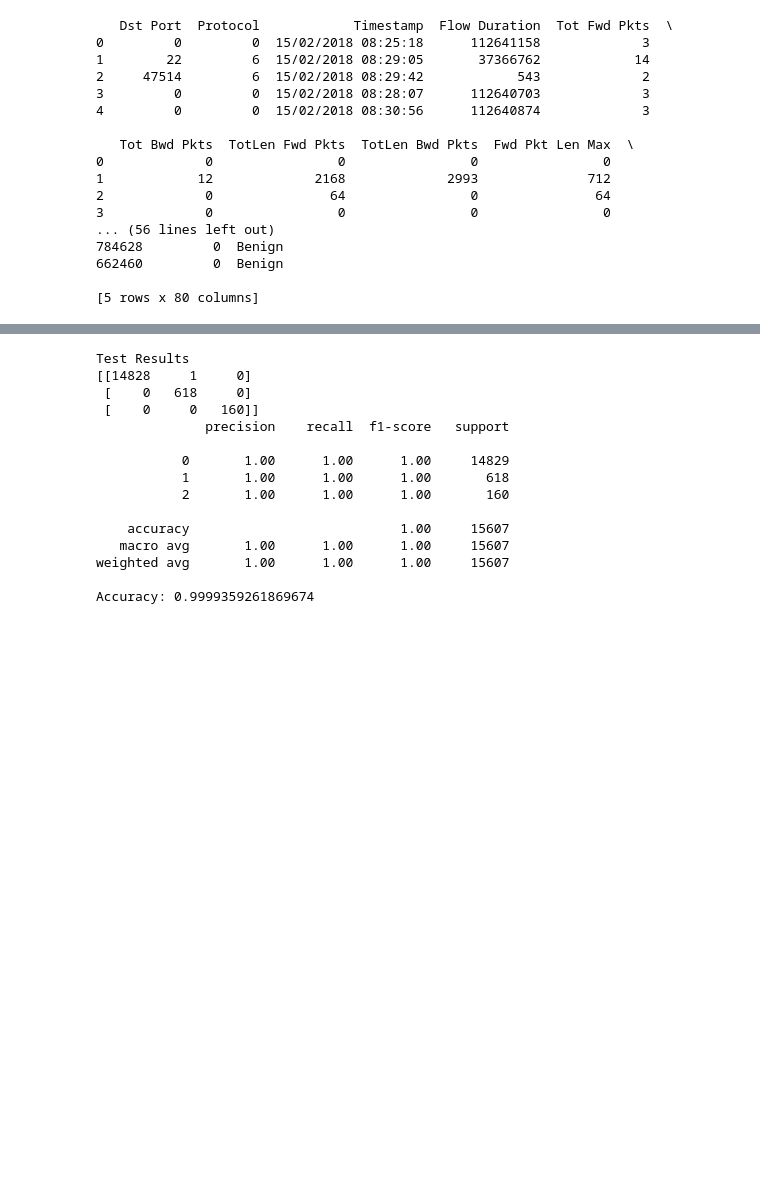
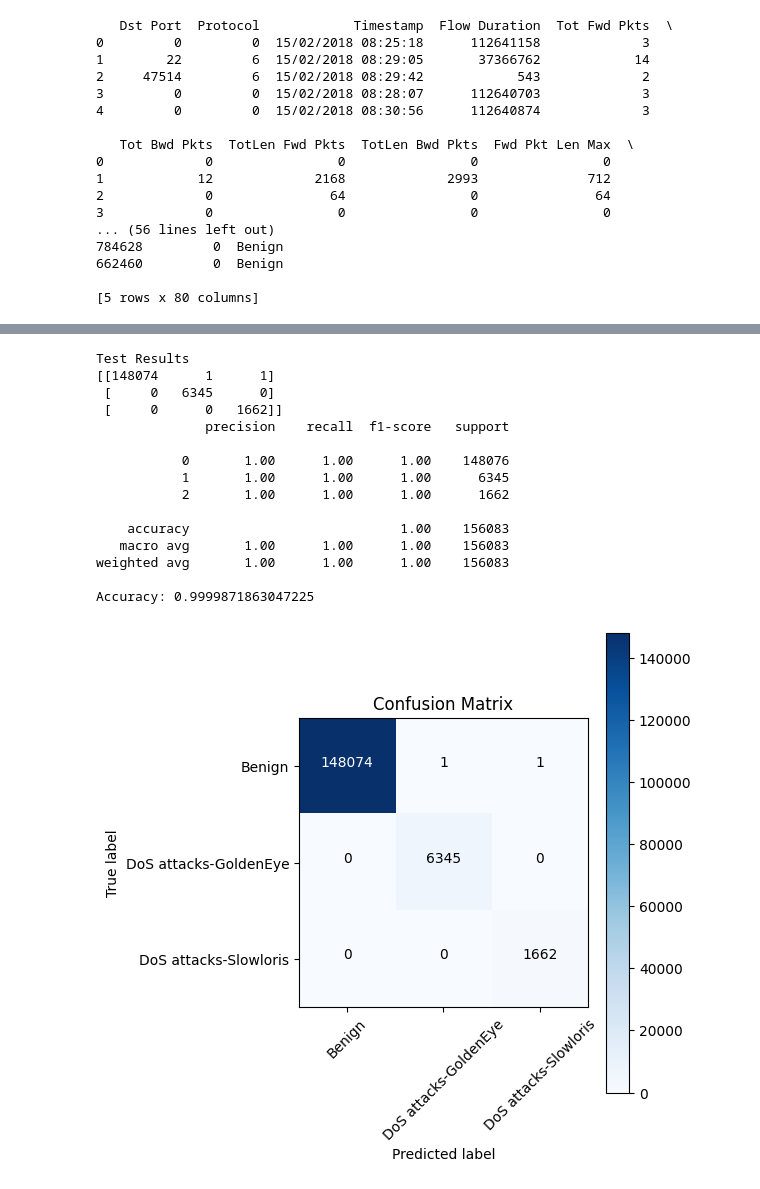
Before and after one commit to bookkuno/RandomForestClassifier, a Jupyter notebook: rfc.ipynb, the cells around one changed output, grey strips where cells are left out. Drawn from its saved outputs; the diff is of its cells as text; code cells hidden in the pictures; blank space fills up the shorter version.

```diff
--- a/rfc.ipynb
+++ b/rfc.ipynb
@@ -11,7 +10,7 @@ from sklearn.preprocessing import LabelEncoder, StandardScaler
 data = pd.read_csv("/Users/supak/Desktop/DDoS 2018/02-15-2018.csv")
 print(data.head())
 # Randomly sample 1/10 of the data
-data = data.sample(frac=0.1, random_state=42)  # frac=0.1 means 10%, random_state ensures reproducibility
+data = data.sample(frac=1, random_state=42)  # frac=0.1 means 10%, random_state ensures reproducibility
 # Preview the sampled data
 print(data.head())
 # %% [output]
@@ -60,3 +56,15 @@ rf_model = RandomForestClassifier(n_estimators=100, random_state=42)
+# %%
+# Step 5: Initialize Random Forest (can add more parameters)
+rf_model = RandomForestClassifier(
+    n_estimators=100,            # Number of trees
+    max_depth=10,                # Limit the depth of each tree
+    min_samples_split=5,         # Minimum samples for a split
+    min_samples_leaf=3,          # Minimum samples at a leaf
+    max_features='sqrt',         # Use sqrt(n_features) features for splits
+    bootstrap=True,              # Use bootstrap sampling
+    class_weight='balanced',     # Handle class imbalance
+    random_state=42              # Reproducibility
+)
 # %%
 # Step 6: Train the Model
 rf_model.fit(X_train, y_train)
@@ -99,17 +107,50 @@ print(classification_report(y_test, y_test_pred))
 print("Accuracy:", accuracy_score(y_test, y_test_pred))
 # %% [output]
 Test Results
-[[14828     1     0]
- [    0   618     0]
- [    0     0   160]]
+[[148074      1      1]
+ [     0   6345      0]
+ [     0      0   1662]]
               precision    recall  f1-score   support
 
-           0       1.00      1.00      1.00     14829
-           1       1.00      1.00      1.00       618
-           2       1.00      1.00      1.00       160
+           0       1.00      1.00      1.00    148076
+           1       1.00      1.00      1.00      6345
+           2       1.00      1.00      1.00      1662
 
-    accuracy                           1.00     15607
-   macro avg       1.00      1.00      1.00     15607
-weighted avg       1.00      1.00      1.00     15607
+    accuracy                           1.00    156083
+   macro avg       1.00      1.00      1.00    156083
+weighted avg       1.00      1.00      1.00    156083
 
-Accuracy: 0.9999359261869674
+Accuracy: 0.9999871863047225
+# %%
+from sklearn.metrics import classification_report, confusion_matrix, accuracy_score, roc_curve, auc
+import matplotlib.pyplot as plt
+from sklearn.preprocessing import LabelEncoder, StandardScaler
+from sklearn.model_selection import GridSearchCV
+
+# Step 10: Confusion Matrix Visualization
+def plot_confusion_matrix(cm, classes, title="Confusion Matrix"):
+    plt.figure(figsize=(6, 6))
+    plt.imshow(cm, interpolation='nearest', cmap=plt.cm.Blues)
+    plt.title(title)
+    plt.colorbar()
+    tick_marks = np.arange(len(classes))
+    plt.xticks(tick_marks, classes, rotation=45)
+    plt.yticks(tick_marks, classes)
+    fmt = "d"
+    thresh = cm.max() / 2.0
+    for i, j in np.ndindex(cm.shape):
+        plt.text(
+            j, i, format(cm[i, j], fmt),
+            horizontalalignment="center",
+            color="white" if cm[i, j] > thresh else "black"
+        )
+    plt.ylabel("True label")
+    plt.xlabel("Predicted label")
+    plt.tight_layout()
+
+# Confusion Matrix Plot
+cm = confusion_matrix(y_test, y_test_pred)
+class_names = encoder.inverse_transform(np.unique(y_test))
+plot_confusion_matrix(cm, class_names)
+# %% [output]
+[figure, added]
```
Also changed, not shown: parts of 6 cells of this notebook, 1 other file.
